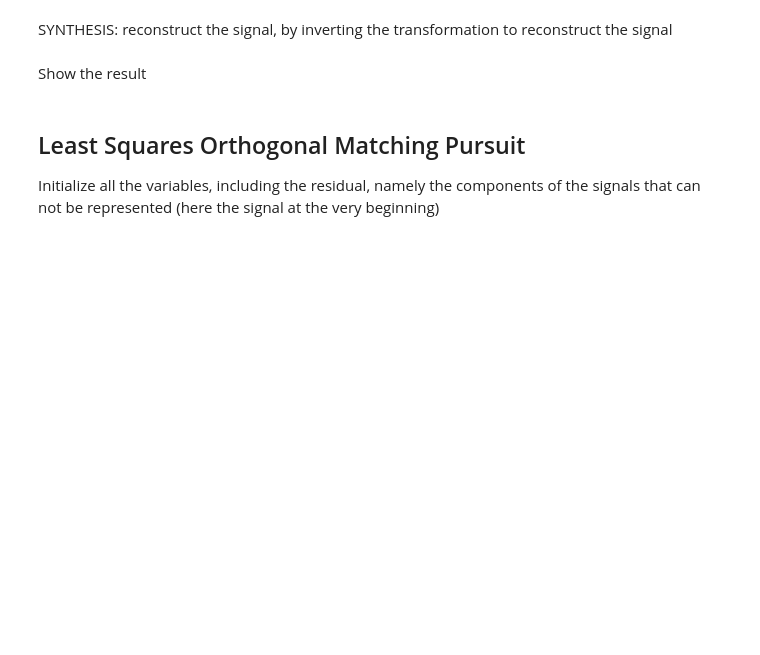
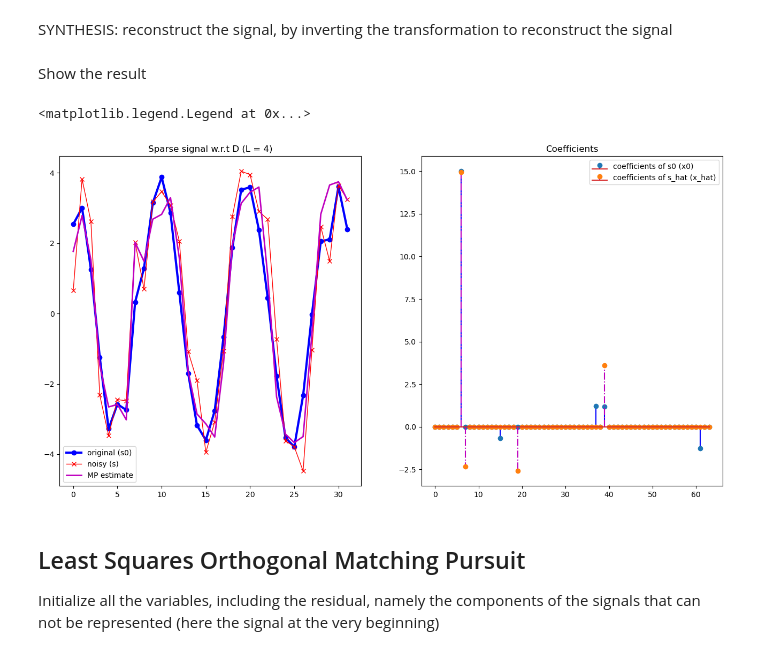
Before and after one commit to lorebenzo/mmmip-labs, a Jupyter notebook: lez_7_matching_pursuit_variants.ipynb, the cells around one changed output. Cells and saved outputs as stored; diff of their text form; code cells hidden in the pictures; blank space fills up the shorter version.

```diff
--- a/lez_7_matching_pursuit_variants.ipynb
+++ b/lez_7_matching_pursuit_variants.ipynb
@@ -54,3 +56,6 @@ Synthetize the corresponding signal in the signal domain and add noise
+# %%
+s0 = D @ x0
+s = s0 + sigma_noise * np.random.randn(M, 1)
 # %% [markdown]
 Plot the sparse signal
 # %%
@@ -68,13 +76,13 @@ Orthogonal Matching Pursuit
 
 Initialize all the variables, including the residual, namely the components of the signals that can not be represented (here the signal at the very beginning)
 # %%
-#x_OMP =
+x_OMP = np.zeros((N, 1))
 
 # residual
-# r =
+r = s.reshape(-1)
 
 # support set
-omega = []
+omega = list()
 
 MINIMUM_NORM_RES = 0.1
 # %% [markdown]
@@ -82,22 +90,28 @@ OMP loop starts.
 
 Stoppint criteria: continue until the sparsity of the representation reaches L
 # %%
-while #STOPPING CRITERIA:
+while len(omega) < L:
 
     # SWEEP STEP: look for the column of D that matches at best noisySignal
     # compute the residual w.r.t. each column of D
     e = np.zeros(N)
     for j in range(N):
-#         e[j] =
+        e[j] = np.linalg.norm(D[:, j] @ r)
 
     # find the column of D that matches at best r
-#    jStar =
+    jStar = np.argmax(e)
 
     # UPDATE the support set with the jStar coefficient
-#    omega
+    omega.append(jStar)
+
+    _omega = list(omega)
+
+    print(_omega)
 
     # update the coefficients by solving the least square problem min ||D_omega x - s ||
-#   x_OMP =
+    x_OMP = np.linalg.inv(D[:, _omega].T @ D[:, _omega]) @ D[:, _omega].T @ s
+    # update the residual
+    r = s -  D[:, _omega] @ x_OMP
 
-    # update the residual
-#    r =
+    x = np.zeros(N)
+    x[list(omega)] = x_OMP.reshape(-1)
@@ -108,20 +125,25 @@ SYNTHESIS: reconstruct the signal, by inverting the transformation to reconstruc
+# %%
+s_hat_OMP = D @ x
 # %% [markdown]
 Show the result
 # %%
 LN_WDT = 2
 MRK_SZ = 10
 
 fix, ax = plt.subplots(1, 2, figsize=(16, 8))
 ax[0].plot(s0, 'b-o', linewidth=LN_WDT + 1)
 ax[0].plot(s, 'r-x', linewidth=LN_WDT - 1)
 ax[0].plot(s_hat_OMP, 'm-', linewidth=LN_WDT)
 ax[0].set_title(f'Sparse signal w.r.t D (L = {L:.0f})')
 ax[0].legend(['original (s0)', 'noisy (s)', 'MP estimate'])
 
 ax[1].stem(x0, linefmt='b-', markerfmt='C0o')
-ax[1].stem(x_OMP, linefmt='m-.', markerfmt='C1o')
+ax[1].stem(x, linefmt='m-.', markerfmt='C1o')
 ax[1].set_title('Coefficients')
 ax[1].legend(['coefficients of s0 (x0)', 'coefficients of s_hat (x_hat)'])
+# %% [output]
+<matplotlib.legend.Legend at 0x...>
+[figure, added]
 # %% [markdown]
 Least Squares Orthogonal Matching Pursuit
 -----------------------------------------
```
Also changed, not shown: parts of 13 cells of this notebook, 3 other files.
